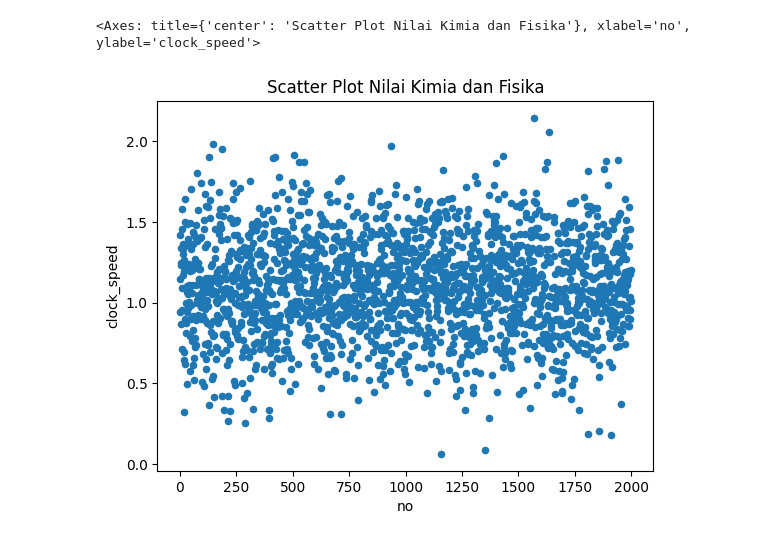
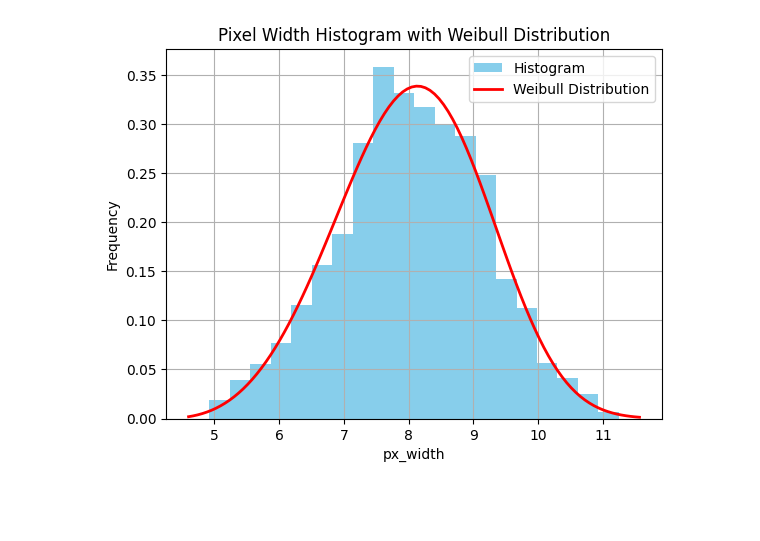
Before and after one commit to Agil0975/Tubes_Probstat, a Jupyter notebook: tes.ipynb, the cells around one changed output. Cells and saved outputs as stored; diff of their text form; code cells hidden in the pictures; blank space fills up the shorter version.

Commit message:
fix: plot no 3

```diff
--- a/tes.ipynb
+++ b/tes.ipynb
@@ -58,21 +0,0 @@ Jumlah Outliers: 15
-# %%
-import pandas as pd
-import numpy as np
-
-# Contoh DataFrame
-data = pd.read_csv("phone.csv")
-df = pd.DataFrame(data)
-
-# Hitung mean dan standar deviasi
-mean = df['clock_speed'].mean()
-std_dev = df['clock_speed'].std()
-
-# Hitung Z-Score
-df['z_score'] = (df['clock_speed'] - mean) / std_dev
-
-# Identifikasi outlier (nilai dengan Z-Score > 3 atau < -3)
-outliers = df[(df['z_score'] > 3) | (df['z_score'] < -3)]
-
-print("Outliers:")
-print(outliers)
-print("Jumlah Outliers:", len(outliers))
@@ -97,5 +0,0 @@ Jumlah Outliers: 6
-# %%
-data.plot(kind="scatter", x = "no", y = "clock_speed", title="Scatter Plot Nilai Kimia dan Fisika")
-# %% [output]
-<Axes: title={'center': 'Scatter Plot Nilai Kimia dan Fisika'}, xlabel='no', ylabel='clock_speed'>
-[figure, removed]
@@ -101,0 +44,26 @@ data.plot(kind="scatter", x = "no", y = "clock_speed", title="Scatter Plot Nilai
+# %%
+import numpy as np
+import matplotlib.pyplot as plt
+from scipy.stats import weibull_min
+
+# Data
+
+
+# Plot histogram
+plt.hist(data, bins=20, density=True, histtype='bar', align='mid', color='skyblue', label='Histogram')
+
+# Fit a Weibull distribution to the data
+shape, loc, scale = weibull_min.fit(data)
+xmin, xmax = plt.xlim()
+x = np.linspace(xmin, xmax, 100)
+pdf = weibull_min.pdf(x, shape, loc=loc, scale=scale)
+plt.plot(x, pdf, 'r-', linewidth=2, label='Weibull Distribution')
+
+plt.xlabel('px_width')
+plt.ylabel('Frequency')
+plt.title('Pixel Width Histogram with Weibull Distribution')
+plt.legend()
+plt.grid(True)
+plt.show()
+# %% [output]
+[figure, added]
```
Also changed, not shown: parts of 8 cells of this notebook, 4 other files.
